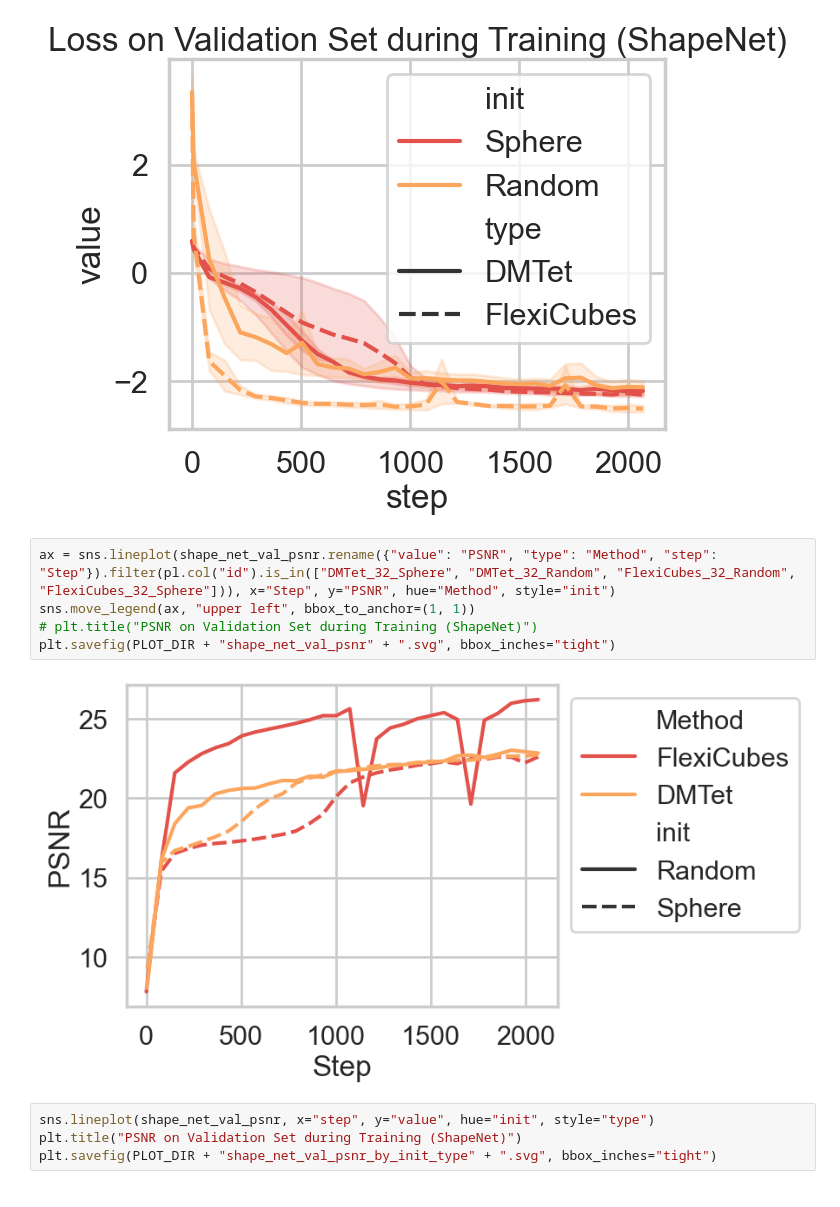
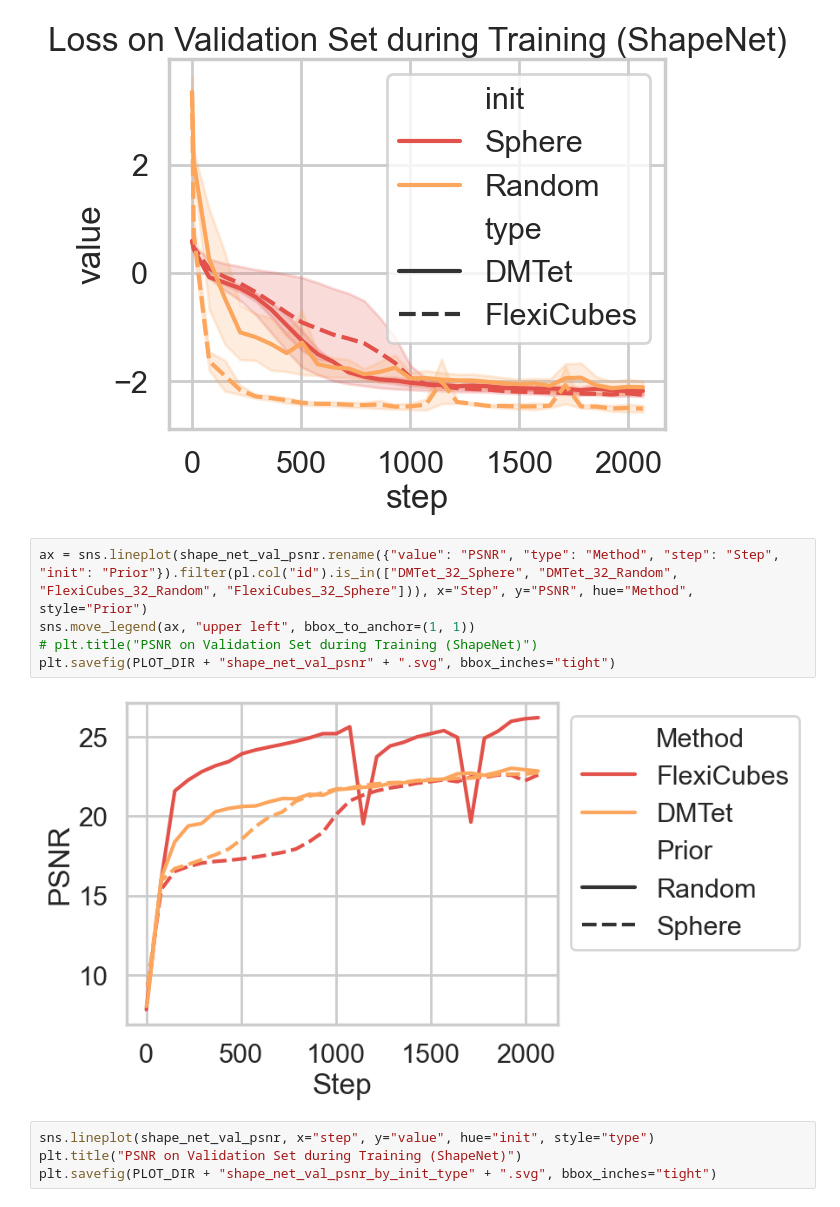
Before and after one commit to kataikko/dll2025project, a Jupyter notebook: plotting/plotting.ipynb, the cells around one changed output. Drawn from its saved outputs; the diff is of its cells as text.

```diff
--- a/plotting/plotting.ipynb
+++ b/plotting/plotting.ipynb
@@ -143,12 +143,12 @@ plt.savefig(PLOT_DIR + "shape_net_val_loss_by_init_type" + ".svg", bbox_inches="
 # %% [output]
 [figure]
 # %%
-ax = sns.lineplot(shape_net_val_psnr.rename({"value": "PSNR", "type": "Method", "step": "Step"}).filter(pl.col("id").is_in(["DMTet_32_Sphere", "DMTet_32_Random", "FlexiCubes_32_Random", "FlexiCubes_32_Sphere"])), x="Step", y="PSNR", hue="Method", style="init")
+ax = sns.lineplot(shape_net_val_psnr.rename({"value": "PSNR", "type": "Method", "step": "Step", "init": "Prior"}).filter(pl.col("id").is_in(["DMTet_32_Sphere", "DMTet_32_Random", "FlexiCubes_32_Random", "FlexiCubes_32_Sphere"])), x="Step", y="PSNR", hue="Method", style="Prior")
 sns.move_legend(ax, "upper left", bbox_to_anchor=(1, 1))
 # plt.title("PSNR on Validation Set during Training (ShapeNet)")
 plt.savefig(PLOT_DIR + "shape_net_val_psnr" + ".svg", bbox_inches="tight")
 # %% [output]
-[figure, old version]
+[figure, new version]
 # %%
 sns.lineplot(shape_net_val_psnr, x="step", y="value", hue="init", style="type")
 plt.title("PSNR on Validation Set during Training (ShapeNet)")
```
Also changed, not shown: parts of 3 cells of this notebook, 30 other files.
